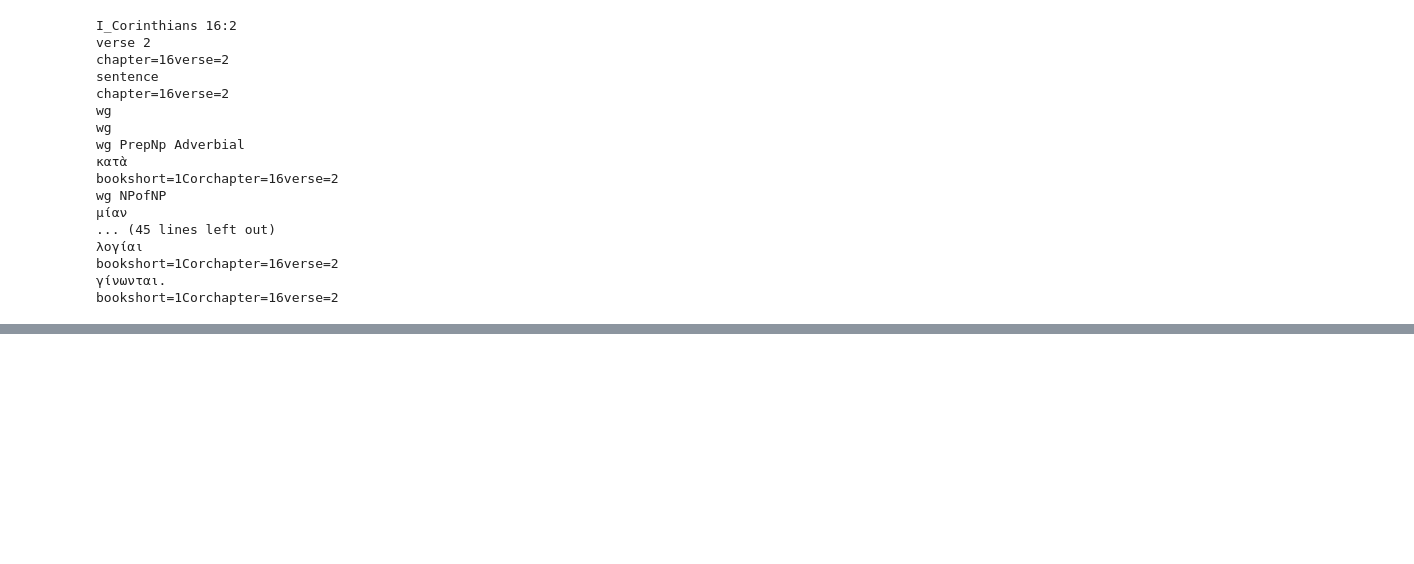
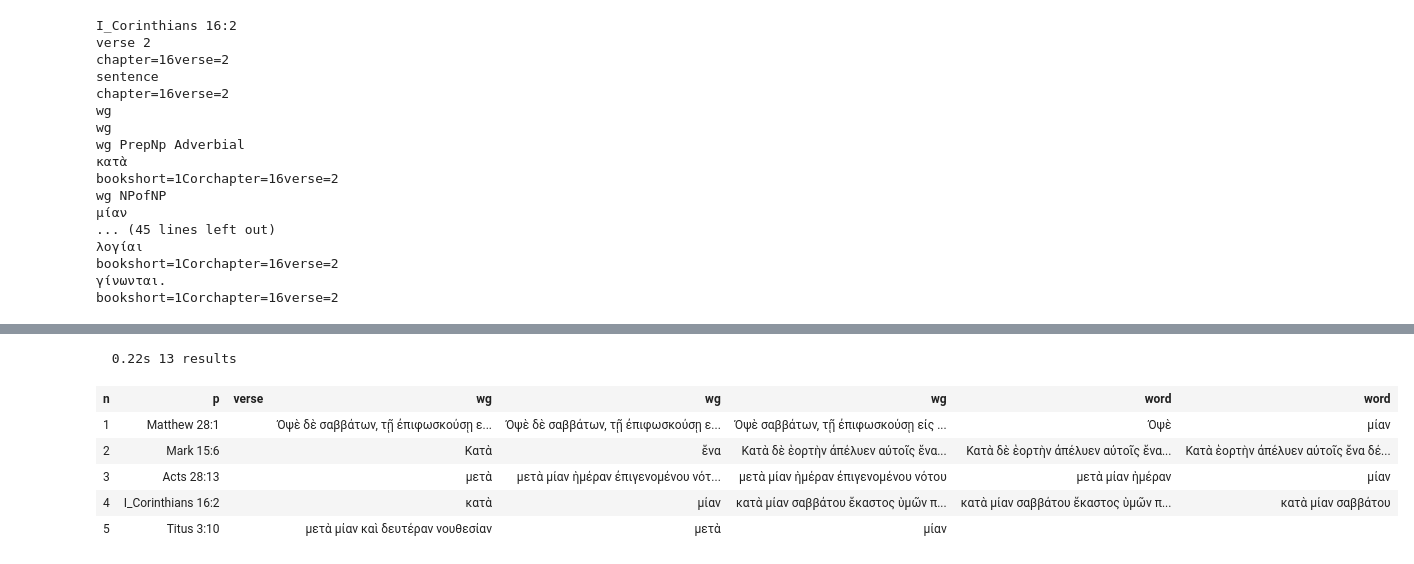
Before and after one commit to tonyjurg/Nestle1904LFT, a Jupyter notebook: docs/usecases/interpretation.ipynb, the cells around one changed output, grey strips where cells are left out. Saved outputs shown, nothing was run; the diff lists cells and outputs as text; code cells hidden in the pictures; blank space fills up the shorter version.

```diff
--- a/docs/usecases/interpretation.ipynb
+++ b/docs/usecases/interpretation.ipynb
@@ -230,0 +284,18 @@ bookshort=1Corchapter=16verse=2
+# %%
+# create the query template
+SyntacticQuery3 = '''
+verse
+  wg
+     word sp=prep lex_dom=067002
+     word lemma=εἷς case=accusative
+'''
+SyntacticResult3 = N1904LFT.search(SyntacticQuery3)
+N1904LFT.table(SyntacticResult3, condensed=True, multiFeatures=False)
+# %% [output]
+  0.22s 13 results
+| n | p | verse | wg | wg | wg | word | word |
+| 1 | Matthew 28:1 |  | Ὀψὲ δὲ σαββάτων, τῇ ἐπιφωσκούσῃ ε... | Ὀψὲ δὲ σαββάτων, τῇ ἐπιφωσκούσῃ ε... | Ὀψὲ σαββάτων, τῇ ἐπιφωσκούσῃ εἰς ... | Ὀψὲ | μίαν |
+| 2 | Mark 15:6 |  | Κατὰ | ἕνα | Κατὰ δὲ ἑορτὴν ἀπέλυεν αὐτοῖς ἕνα... | Κατὰ δὲ ἑορτὴν ἀπέλυεν αὐτοῖς ἕνα... | Κατὰ ἑορτὴν ἀπέλυεν αὐτοῖς ἕνα δέ... |
+| 3 | Acts 28:13 |  | μετὰ | μετὰ μίαν ἡμέραν ἐπιγενομένου νότ... | μετὰ μίαν ἡμέραν ἐπιγενομένου νότου | μετὰ μίαν ἡμέραν | μίαν |
+| 4 | I_Corinthians 16:2 |  | κατὰ | μίαν | κατὰ μίαν σαββάτου ἕκαστος ὑμῶν π... | κατὰ μίαν σαββάτου ἕκαστος ὑμῶν π... | κατὰ μίαν σαββάτου |
+| 5 | Titus 3:10 |  | μετὰ μίαν καὶ δευτέραν νουθεσίαν | μετὰ | μίαν |
```
Also changed, not shown: parts of 12 cells of this notebook, 1 other file.
